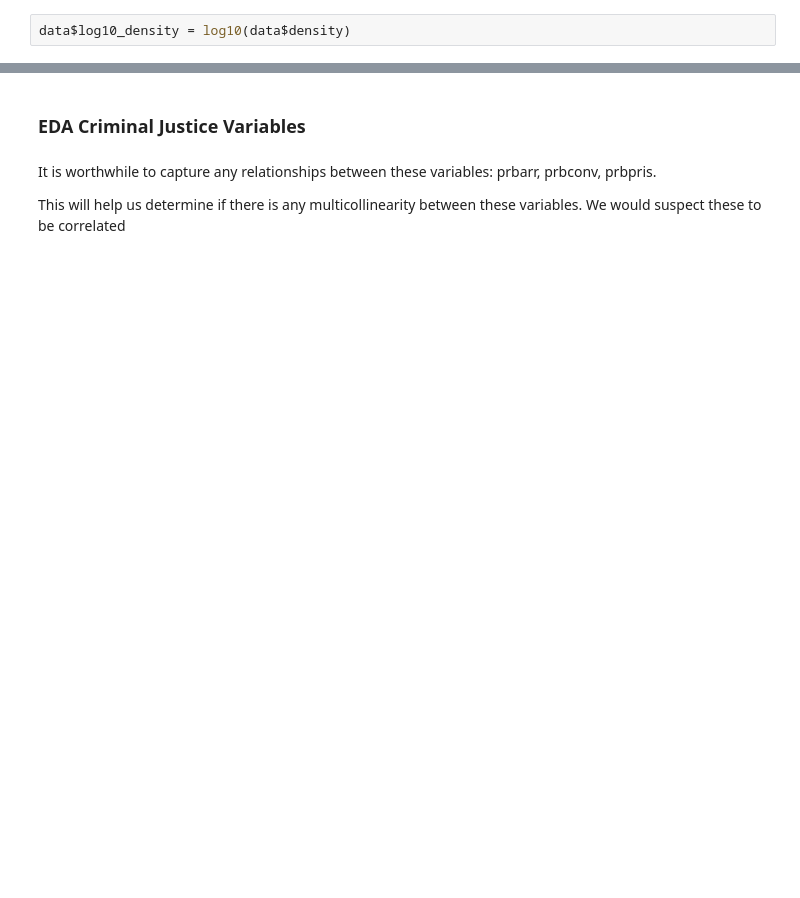
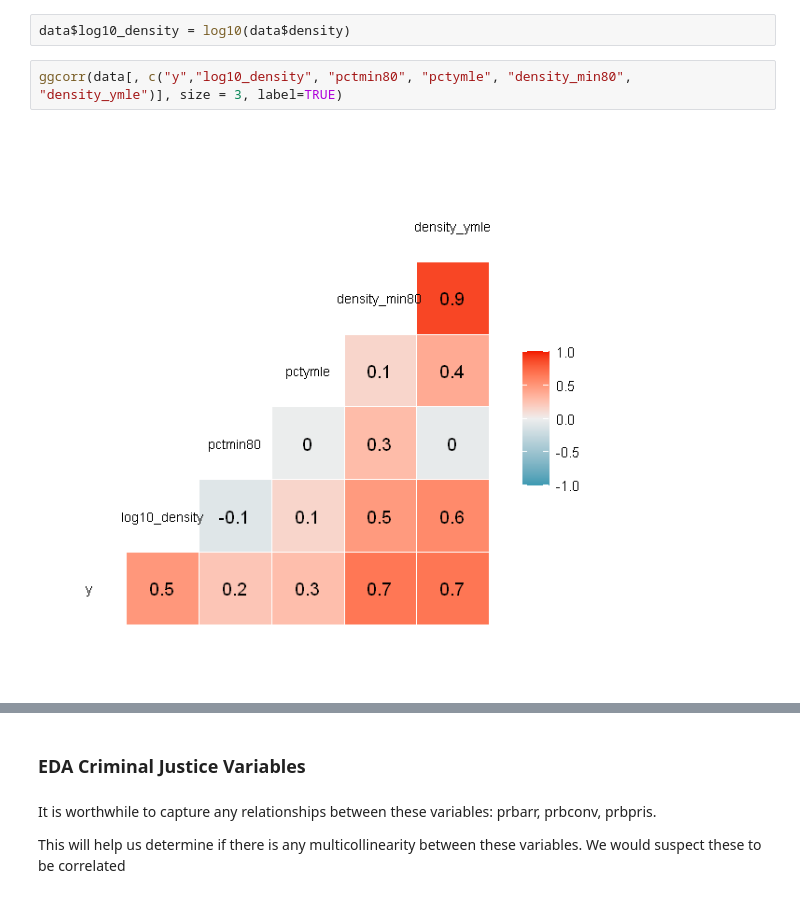
Before and after one commit to abhisha1991/w203_lab3, a Jupyter notebook: w203_lab3.ipynb, the cells around one changed output, grey strips where cells are left out. Cells and saved outputs as stored; diff of their text form; blank space fills up the shorter version.

```diff
--- a/w203_lab3.ipynb
+++ b/w203_lab3.ipynb
@@ -345,2 +312,6 @@ There may be a concern including both density_min80 and density_ymle because the
 # %%
 data$log10_density = log10(data$density)
+# %%
+ggcorr(data[, c("y","log10_density", "pctmin80", "pctymle", "density_min80", "density_ymle")], size = 3, label=TRUE)
+# %% [output]
+[figure, added]
```
Also changed, not shown: parts of 99 cells of this notebook, 1 other file.
